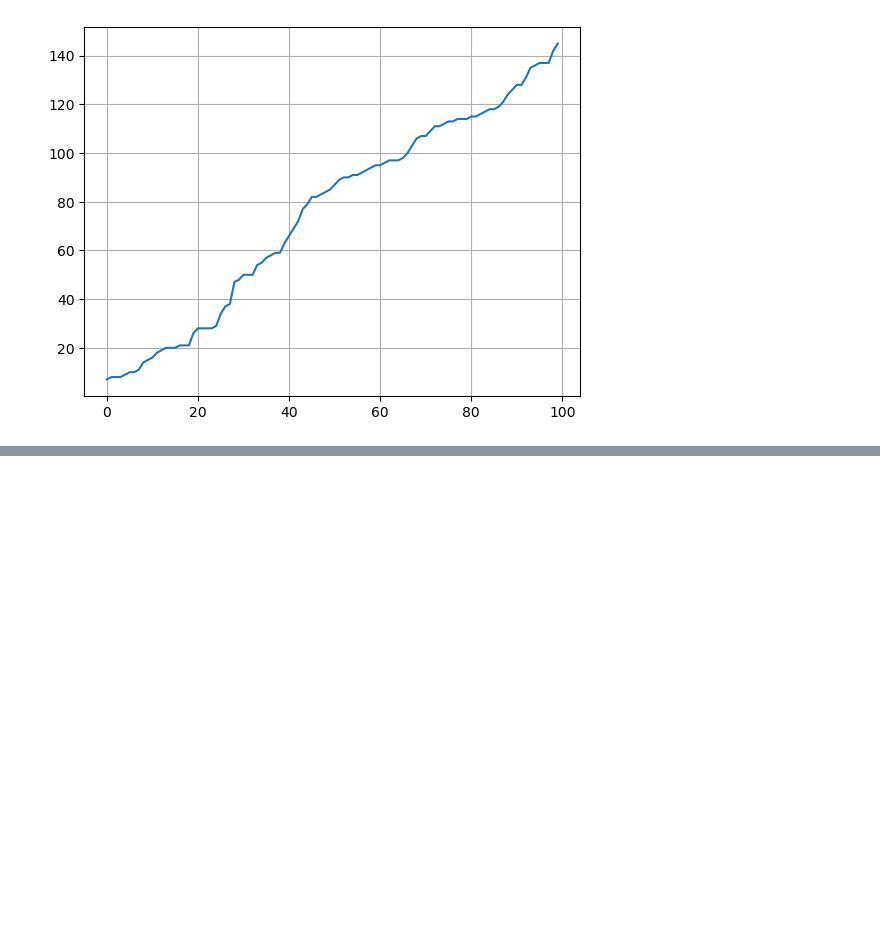
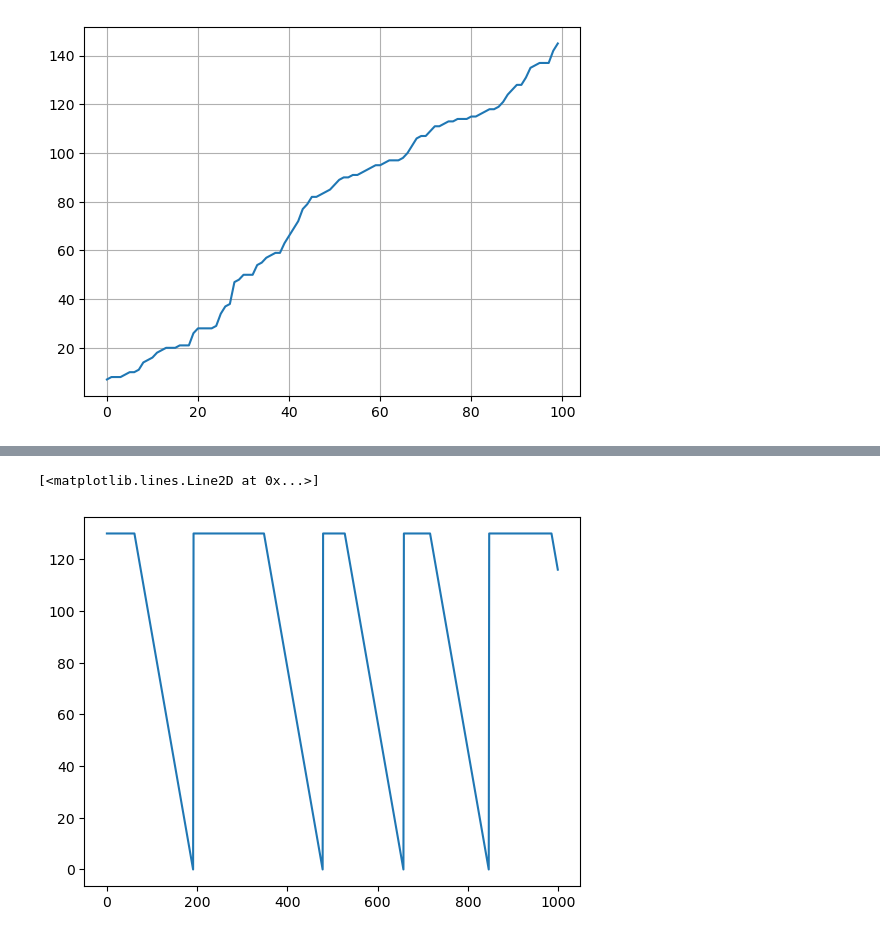
Before and after one commit to RangerCoF/CMPSS_RUL, a Jupyter notebook: main.ipynb, the cells around one changed output, grey strips where cells are left out. Saved outputs shown, nothing was run; the diff lists cells and outputs as text; code cells hidden in the pictures; blank space fills up the shorter version.

```diff
--- a/main.ipynb
+++ b/main.ipynb
@@ -35 +84,6 @@ data_test = scaler.fit_transform(df_test.iloc[:, 5:])
+# %%
+plt.plot(train_label[:1000])
+# %% [output]
+[<matplotlib.lines.Line2D at 0x...>]
+[figure, added]
 # %%
```
Also changed, not shown: parts of 10 cells of this notebook, 1 other file.
